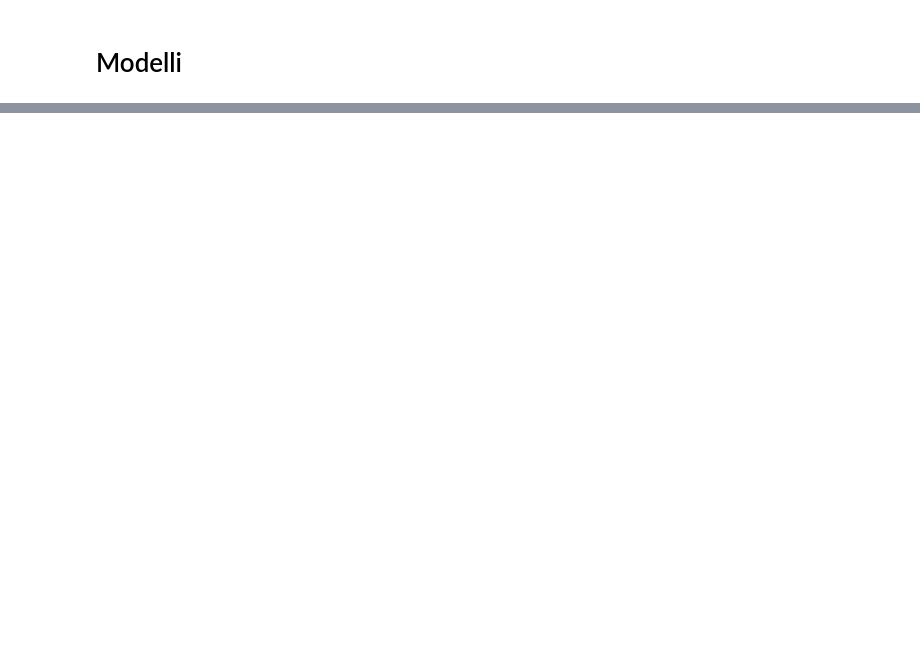
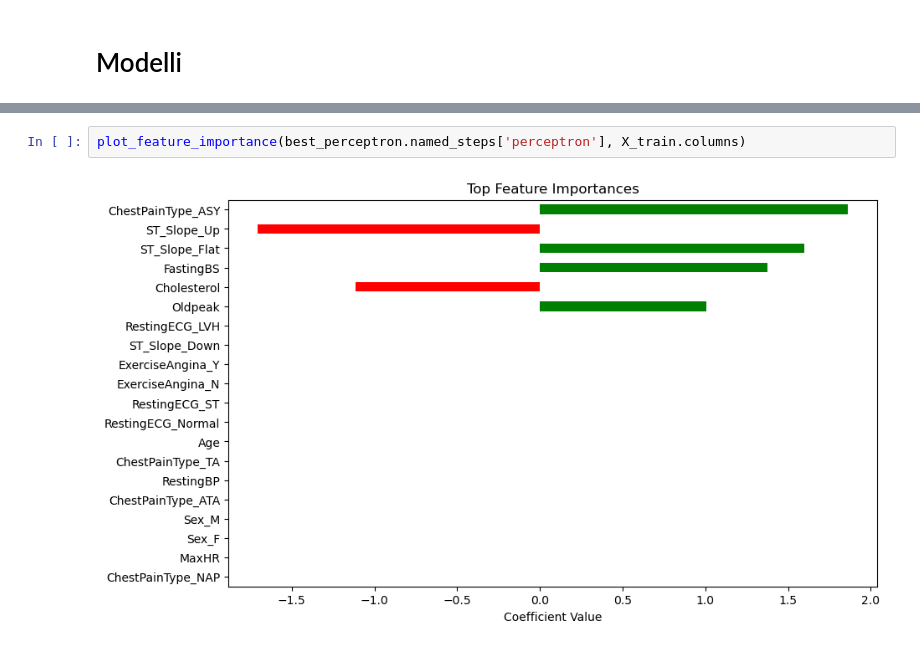
Before and after one commit to Orbmad/Data_Intensive_project, a Jupyter notebook: heart_failure_prediction.ipynb, the cells around one changed output, grey strips where cells are left out. Drawn from its saved outputs; the diff is of its cells as text; blank space fills up the shorter version.

```diff
--- a/heart_failure_prediction.ipynb
+++ b/heart_failure_prediction.ipynb
@@ -391,0 +464,4 @@ def plot_confusion_matrix(y_true, y_pred, class_order=[0, 1], class_labels=['Cla
+# %%
+plot_feature_importance(best_perceptron.named_steps['perceptron'], X_train.columns)
+# %% [output]
+[figure, added]
```
Also changed, not shown: parts of 11 cells of this notebook.
